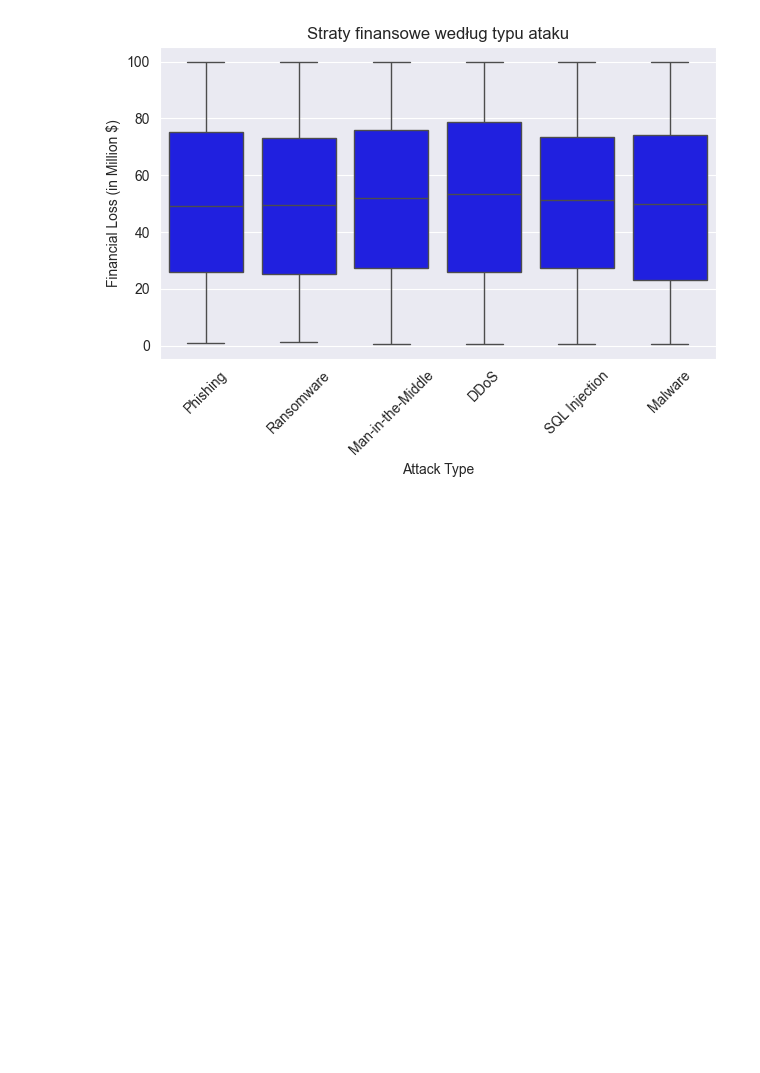
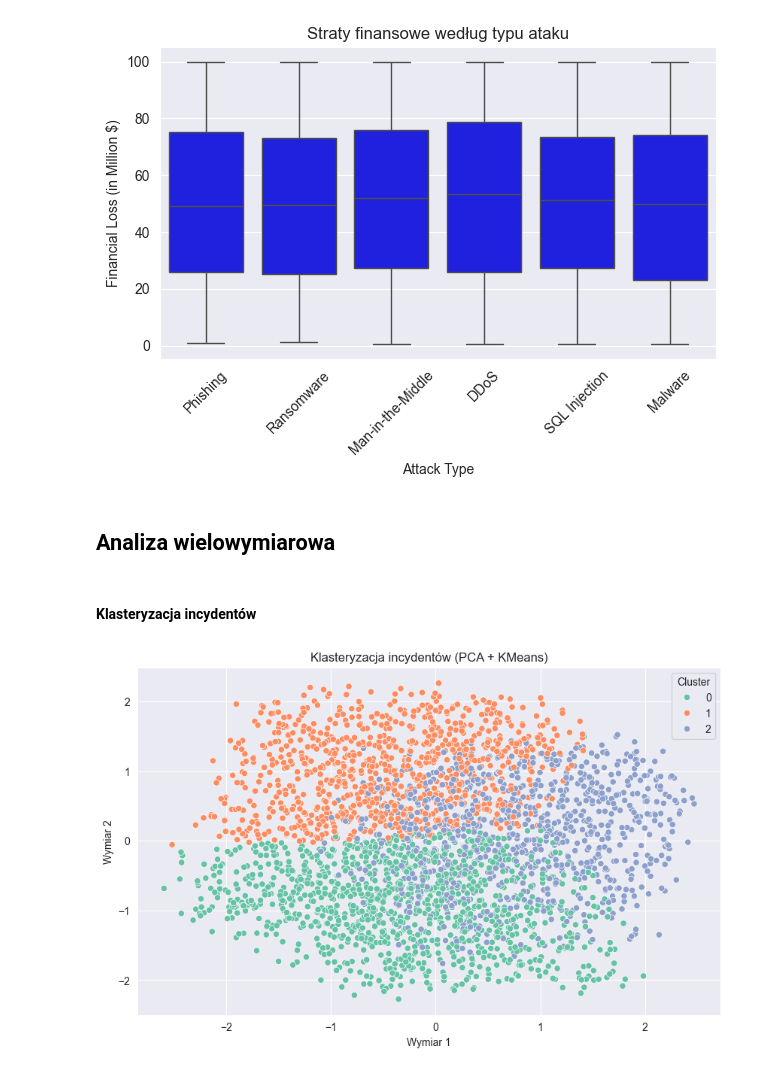
Before and after one commit to olabarycka/CYBERSECURITY-ANALYSIS, a Jupyter notebook: projekt.ipynb, the cells around one changed output. Saved outputs shown, nothing was run; the diff lists cells and outputs as text; code cells hidden in the pictures; blank space fills up the shorter version.

```diff
--- a/projekt.ipynb
+++ b/projekt.ipynb
@@ -234,3 +245,31 @@ plt.tight_layout()
 plt.show()
 # %% [output]
 [figure]
+# %% [markdown]
+## Analiza wielowymiarowa
+# %% [markdown]
+#### Klasteryzacja incydentów
+# %%
+from sklearn.preprocessing import StandardScaler
+from sklearn.cluster import KMeans
+from sklearn.decomposition import PCA
+
+X = df[['Financial Loss (in Million $)', 'Number of Affected Users', 'Incident Resolution Time (in Hours)']].dropna()
+
+scaler = StandardScaler()
+X_scaled = scaler.fit_transform(X)
+
+kmeans = KMeans(n_clusters=3, random_state=42)
+df['Cluster'] = kmeans.fit_predict(X_scaled)
+
+pca = PCA(n_components=2)
+X_pca = pca.fit_transform(X_scaled)
+
+plt.figure(figsize=(10,6))
+sns.scatterplot(x=X_pca[:, 0], y=X_pca[:, 1], hue=df['Cluster'], palette='Set2')
+plt.title("Klasteryzacja incydentów (PCA + KMeans)")
+plt.xlabel("Wymiar 1")
+plt.ylabel("Wymiar 2")
+plt.show()
+# %% [output]
+[figure, added]
```
Also changed, not shown: parts of 18 cells of this notebook.
